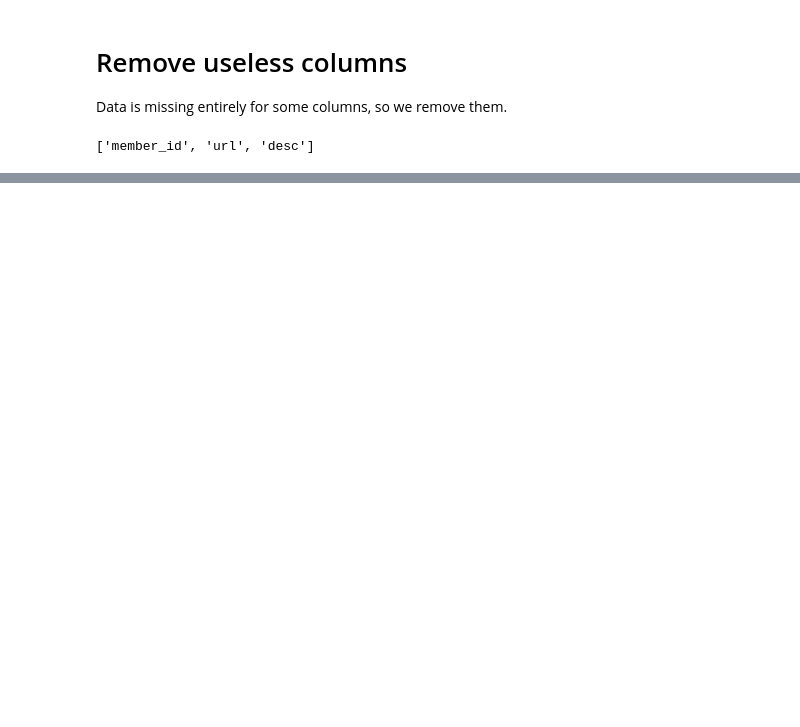
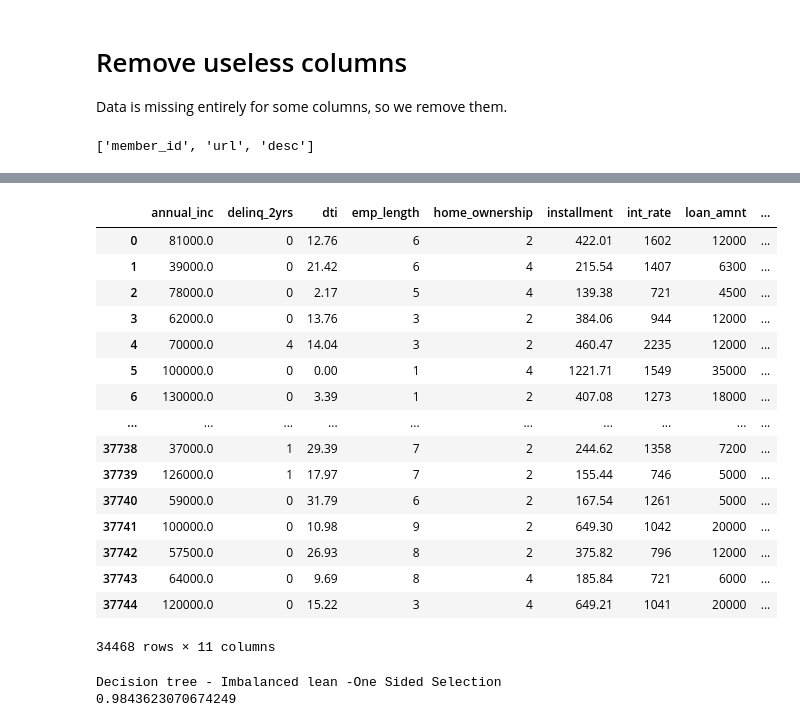
Before and after one commit to bloominstituteoftechnology/DS-Unit-4-Sprint-1-Tree-Ensembles, a Jupyter notebook: module1-decision-trees/DS1 Weekly Assignment.ipynb, the cells around one changed output, grey strips where cells are left out. Saved outputs shown, nothing was run; the diff lists cells and outputs as text; code cells hidden in the pictures; blank space fills up the shorter version.

Commit message:
redid feature selection, slightly improved model

```diff
--- a/module1-decision-trees/DS1 Weekly Assignment.ipynb
+++ b/module1-decision-trees/DS1 Weekly Assignment.ipynb
@@ -285,0 +159,23 @@ class Pruner:
+# %%
+y = df['charged_off']
+X = df_exp
+X['int_rate'] = X['int_rate'].map(lambda x: re.sub(r'\W+', '', x))
+X
+# %% [output]
+|  | annual_inc | delinq_2yrs | dti | emp_length | home_ownership | installment | int_rate | loan_amnt | ... |
+| 0 | 81000.0 | 0 | 12.76 | 6 | 2 | 422.01 | 1602 | 12000 | ... |
+| 1 | 39000.0 | 0 | 21.42 | 6 | 4 | 215.54 | 1407 | 6300 | ... |
+| 2 | 78000.0 | 0 | 2.17 | 5 | 4 | 139.38 | 721 | 4500 | ... |
+| 3 | 62000.0 | 0 | 13.76 | 3 | 2 | 384.06 | 944 | 12000 | ... |
+| 4 | 70000.0 | 4 | 14.04 | 3 | 2 | 460.47 | 2235 | 12000 | ... |
+| 5 | 100000.0 | 0 | 0.00 | 1 | 4 | 1221.71 | 1549 | 35000 | ... |
+| 6 | 130000.0 | 0 | 3.39 | 1 | 2 | 407.08 | 1273 | 18000 | ... |
+| ... | ... | ... | ... | ... | ... | ... | ... | ... | ... |
+| 37738 | 37000.0 | 1 | 29.39 | 7 | 2 | 244.62 | 1358 | 7200 | ... |
+| 37739 | 126000.0 | 1 | 17.97 | 7 | 2 | 155.44 | 746 | 5000 | ... |
+| 37740 | 59000.0 | 0 | 31.79 | 6 | 2 | 167.54 | 1261 | 5000 | ... |
+| 37741 | 100000.0 | 0 | 10.98 | 9 | 2 | 649.30 | 1042 | 20000 | ... |
+| 37742 | 57500.0 | 0 | 26.93 | 8 | 2 | 375.82 | 796 | 12000 | ... |
+| 37743 | 64000.0 | 0 | 9.69 | 8 | 4 | 185.84 | 721 | 6000 | ... |
+| 37744 | 120000.0 | 0 | 15.22 | 3 | 4 | 649.21 | 1041 | 20000 | ... |
+34468 rows × 11 columns
@@ -285,0 +190,8 @@ class Pruner:
+# %%
+dt = DecisionTreeClassifier()
+dt.fit(X_resampled, y_resampled)
+print("Decision tree - Imbalanced lean -One Sided Selection")
+print(accuracy_score(y, dt.predict(X)))
+# %% [output]
+Decision tree - Imbalanced lean -One Sided Selection
+0.9843623070674249
```
Also changed, not shown: parts of 51 cells of this notebook, 1 other file.
